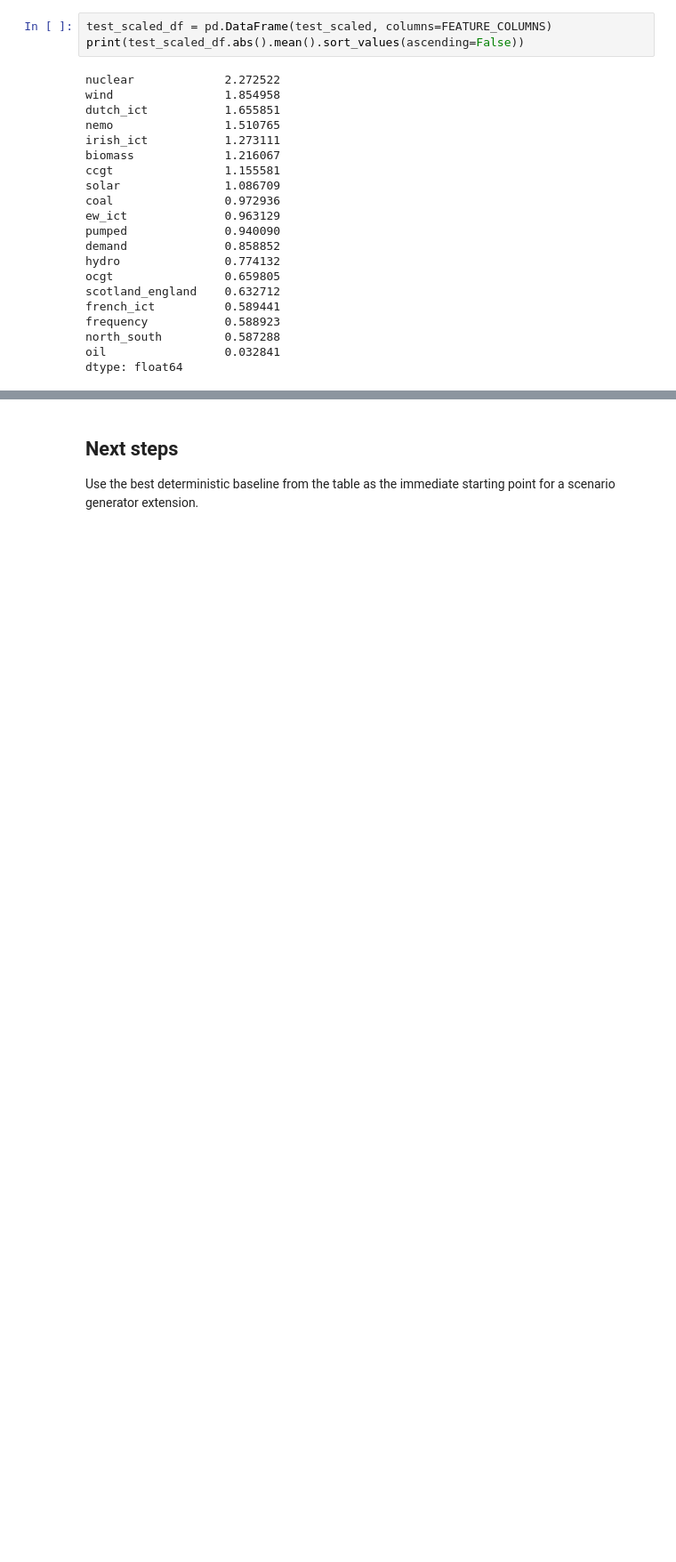
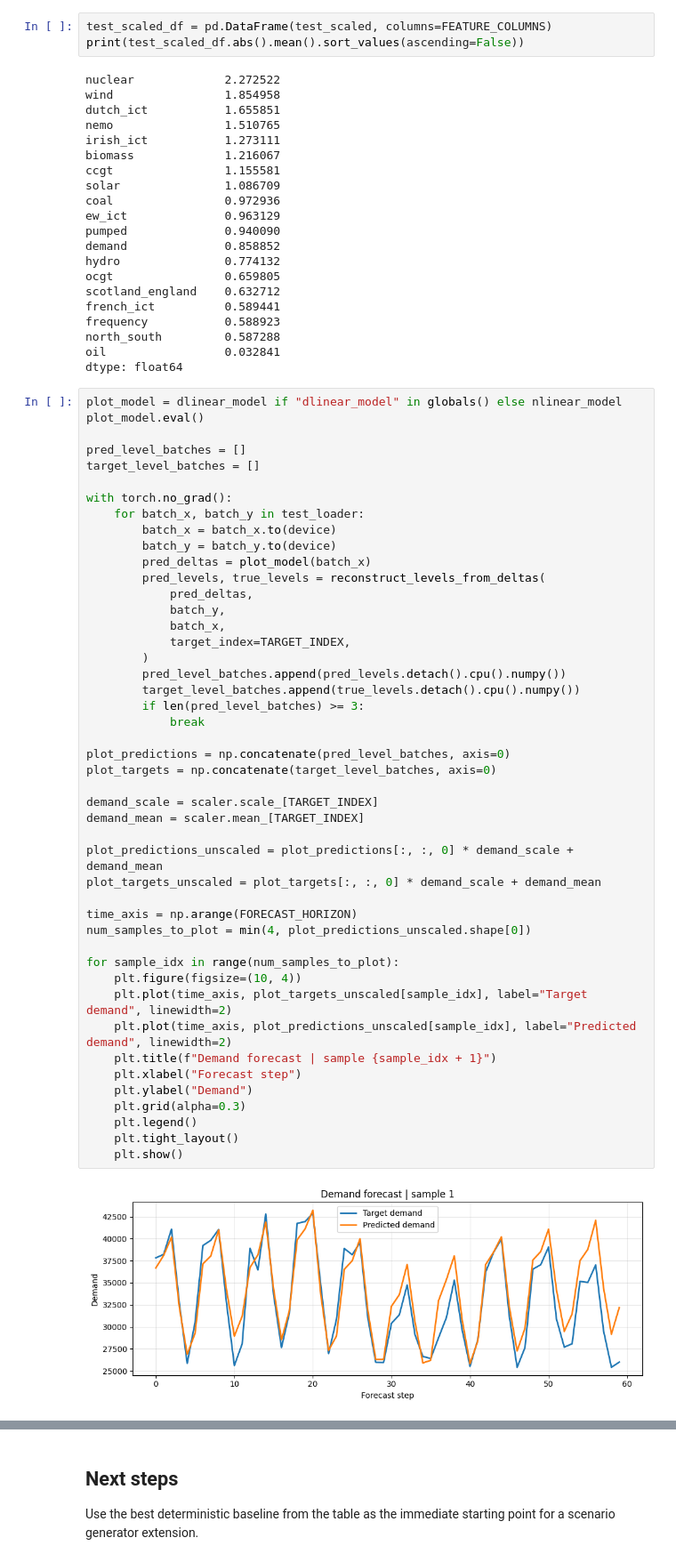
Before and after one commit to jpbarona/quantihack, a Jupyter notebook: src/jp/notebook.ipynb, the cells around one changed output, grey strips where cells are left out. Shown at 89% size. Drawn from its saved outputs; the diff is of its cells as text; blank space fills up the shorter version.

```diff
--- a/src/jp/notebook.ipynb
+++ b/src/jp/notebook.ipynb
@@ -452,3 +501,51 @@ frequency           0.588923
 north_south         0.587288
 oil                 0.032841
 dtype: float64
+# %%
+plot_model = dlinear_model if "dlinear_model" in globals() else nlinear_model
+plot_model.eval()
+
+pred_level_batches = []
+target_level_batches = []
+
+with torch.no_grad():
+    for batch_x, batch_y in test_loader:
+        batch_x = batch_x.to(device)
+        batch_y = batch_y.to(device)
+        pred_deltas = plot_model(batch_x)
+        pred_levels, true_levels = reconstruct_levels_from_deltas(
+            pred_deltas,
+            batch_y,
+            batch_x,
+            target_index=TARGET_INDEX,
+        )
+        pred_level_batches.append(pred_levels.detach().cpu().numpy())
+        target_level_batches.append(true_levels.detach().cpu().numpy())
+        if len(pred_level_batches) >= 3:
+            break
+
+plot_predictions = np.concatenate(pred_level_batches, axis=0)
+plot_targets = np.concatenate(target_level_batches, axis=0)
+
+demand_scale = scaler.scale_[TARGET_INDEX]
+demand_mean = scaler.mean_[TARGET_INDEX]
+
+plot_predictions_unscaled = plot_predictions[:, :, 0] * demand_scale + demand_mean
+plot_targets_unscaled = plot_targets[:, :, 0] * demand_scale + demand_mean
+
+time_axis = np.arange(FORECAST_HORIZON)
+num_samples_to_plot = min(4, plot_predictions_unscaled.shape[0])
+
+for sample_idx in range(num_samples_to_plot):
+    plt.figure(figsize=(10, 4))
+    plt.plot(time_axis, plot_targets_unscaled[sample_idx], label="Target demand", linewidth=2)
+    plt.plot(time_axis, plot_predictions_unscaled[sample_idx], label="Predicted demand", linewidth=2)
+    plt.title(f"Demand forecast | sample {sample_idx + 1}")
+    plt.xlabel("Forecast step")
+    plt.ylabel("Demand")
+    plt.grid(alpha=0.3)
+    plt.legend()
+    plt.tight_layout()
+    plt.show()
+# %% [output]
+[figure, added]
```
Also changed, not shown: parts of 12 cells of this notebook, 1 other file.
